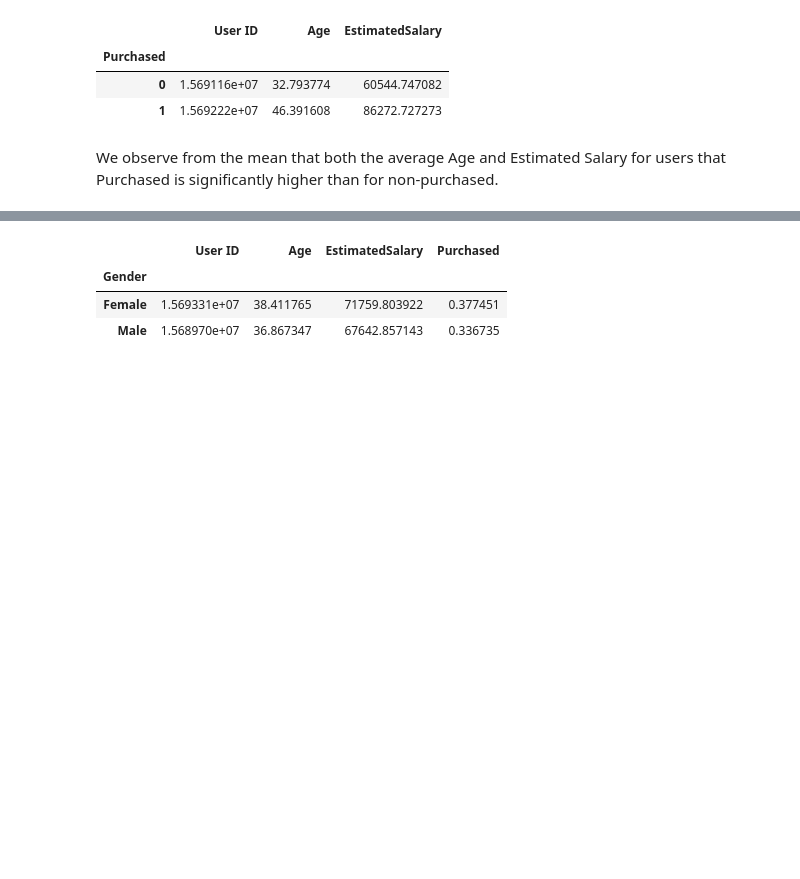
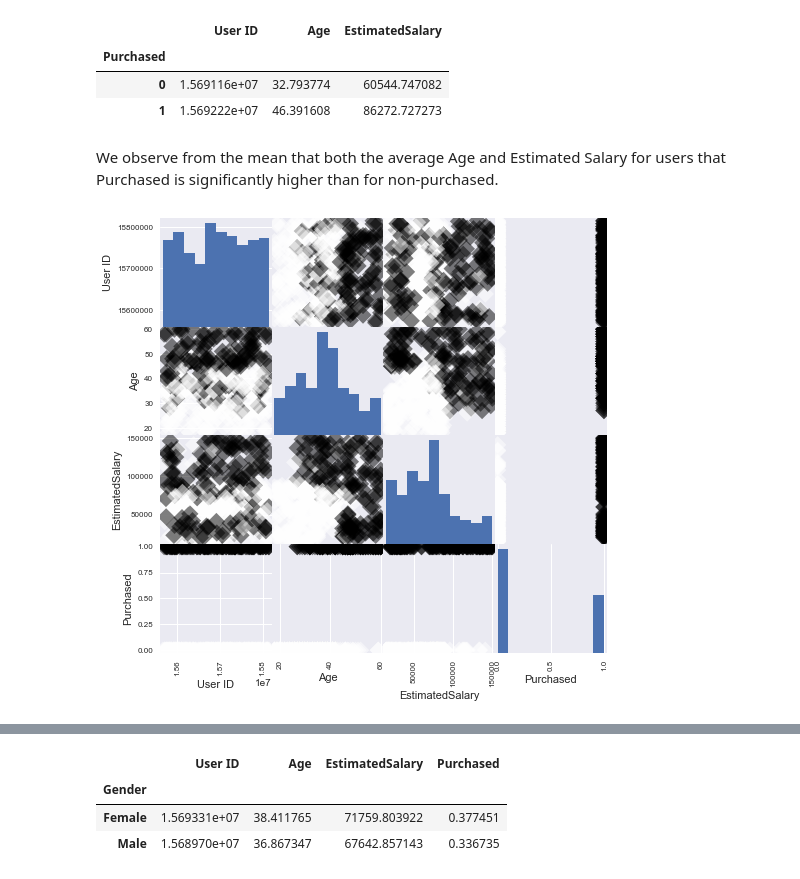
Before and after one commit to TimusLetap/Social-Network-Ads, a Jupyter notebook: EDA.ipynb, the cells around one changed output, grey strips where cells are left out. Saved outputs shown, nothing was run; the diff lists cells and outputs as text; code cells hidden in the pictures; blank space fills up the shorter version.

```diff
--- a/EDA.ipynb
+++ b/EDA.ipynb
@@ -103,3 +103,7 @@ df.groupby('Purchased').mean()
 | 1 | 1.569222e+07 | 46.391608 | 86272.727273 |
 # %% [markdown]
 We observe from the mean that both the average Age and Estimated Salary for users that Purchased is significantly higher than for non-purchased.
+# %%
+_= pd.scatter_matrix(df, c=df['Purchased'], figsize= [8,8], s=150,marker='D')
+# %% [output]
+[figure, added]
```
Also changed, not shown: parts of 49 cells of this notebook, 1 other file.
